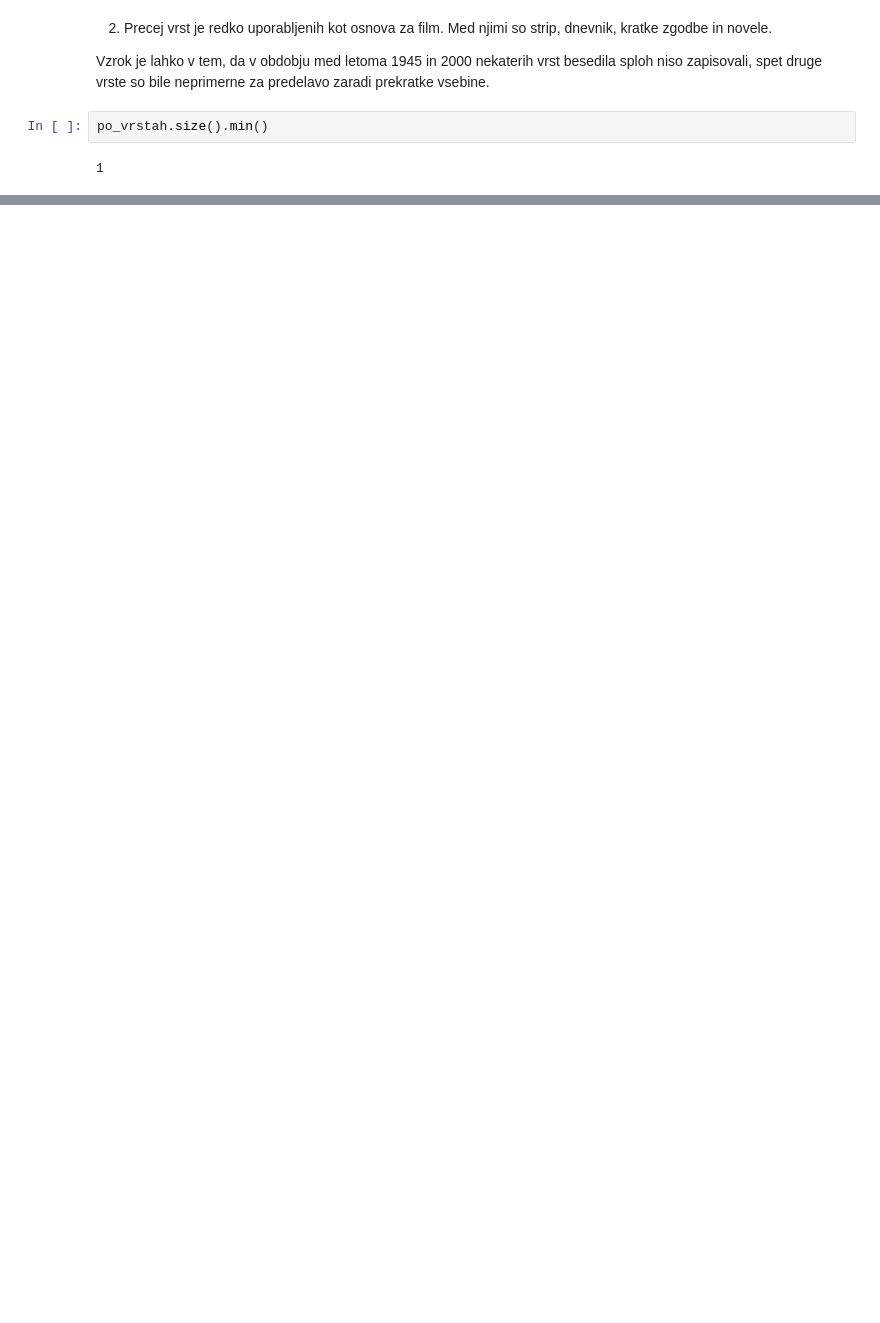
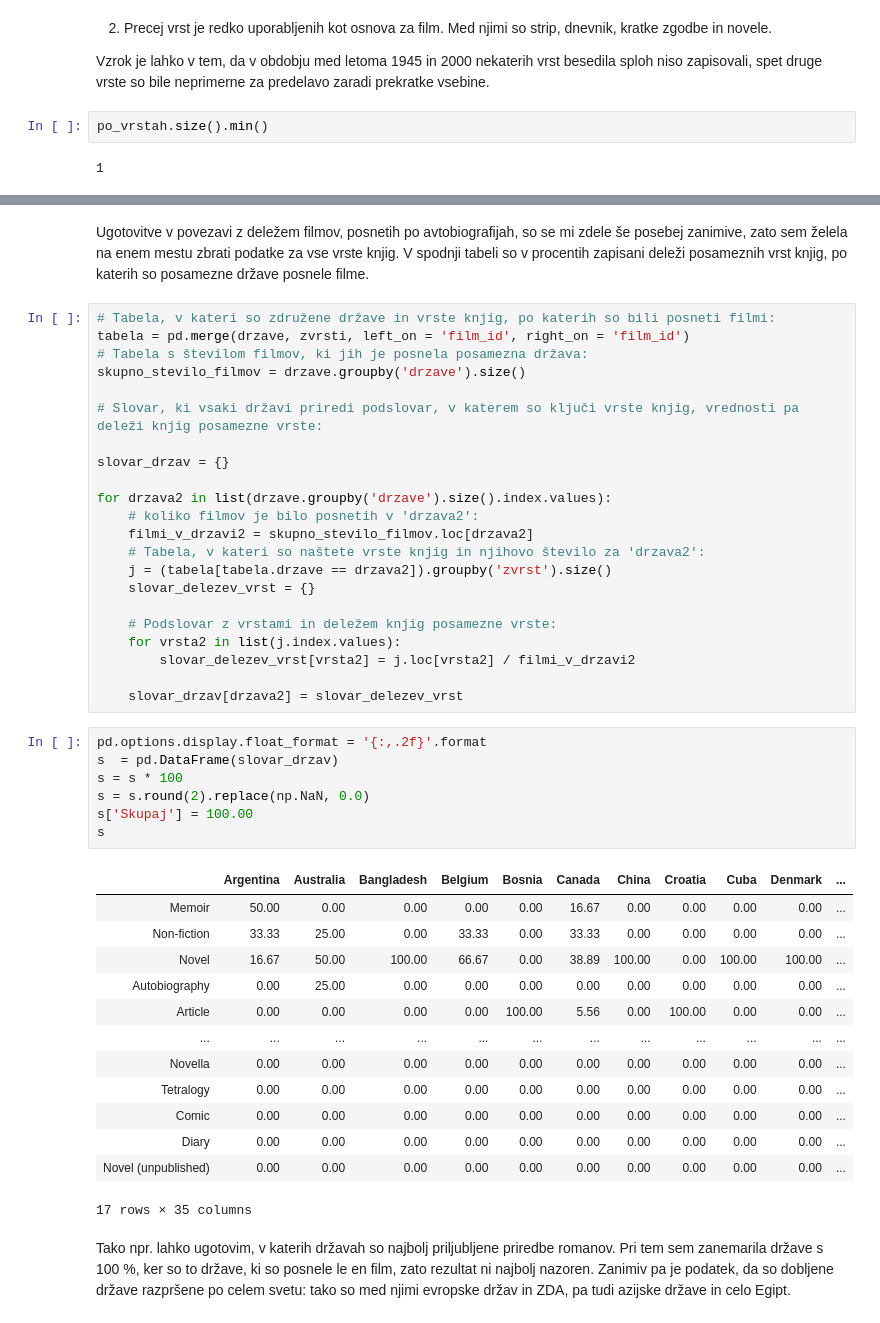
Before and after one commit to AnaSenica/Najbolj-prodajane-knjige, a Jupyter notebook: Projektna naloga.ipynb, the cells around one changed output, grey strips where cells are left out. Drawn from its saved outputs; the diff is of its cells as text; blank space fills up the shorter version.

```diff
--- a/Projektna naloga.ipynb
+++ b/Projektna naloga.ipynb
@@ -61,0 +131,47 @@ po_vrstah.size().min()
+# %% [markdown]
+Ugotovitve v povezavi z deležem filmov, posnetih po avtobiografijah, so se mi zdele še posebej zanimive, zato sem želela na enem mestu zbrati podatke za vse vrste knjig. V spodnji tabeli so v procentih zapisani deleži posameznih vrst knjig, po katerih so posamezne države posnele filme.
+# %%
+# Tabela, v kateri so združene države in vrste knjig, po katerih so bili posneti filmi:
+tabela = pd.merge(drzave, zvrsti, left_on = 'film_id', right_on = 'film_id')
+# Tabela s številom filmov, ki jih je posnela posamezna država:
+skupno_stevilo_filmov = drzave.groupby('drzave').size()
+
+# Slovar, ki vsaki državi priredi podslovar, v katerem so ključi vrste knjig, vrednosti pa deleži knjig posamezne vrste:
+
+slovar_drzav = {}
+
+for drzava2 in list(drzave.groupby('drzave').size().index.values):
+    # koliko filmov je bilo posnetih v 'drzava2':
+    filmi_v_drzavi2 = skupno_stevilo_filmov.loc[drzava2]
+    # Tabela, v kateri so naštete vrste knjig in njihovo število za 'drzava2':
+    j = (tabela[tabela.drzave == drzava2]).groupby('zvrst').size()
+    slovar_delezev_vrst = {}
+
+    # Podslovar z vrstami in deležem knjig posamezne vrste:
+    for vrsta2 in list(j.index.values):
+        slovar_delezev_vrst[vrsta2] = j.loc[vrsta2] / filmi_v_drzavi2
+
+    slovar_drzav[drzava2] = slovar_delezev_vrst
+# %%
+pd.options.display.float_format = '{:,.2f}'.format
+s  = pd.DataFrame(slovar_drzav)
+s = s * 100
+s = s.round(2).replace(np.NaN, 0.0)
+s['Skupaj'] = 100.00
+s
+# %% [output]
+|  | Argentina | Australia | Bangladesh | Belgium | Bosnia | Canada | China | Croatia | Cuba | Denmark | ... |
+| Memoir | 50.00 | 0.00 | 0.00 | 0.00 | 0.00 | 16.67 | 0.00 | 0.00 | 0.00 | 0.00 | ... |
+| Non-fiction | 33.33 | 25.00 | 0.00 | 33.33 | 0.00 | 33.33 | 0.00 | 0.00 | 0.00 | 0.00 | ... |
+| Novel | 16.67 | 50.00 | 100.00 | 66.67 | 0.00 | 38.89 | 100.00 | 0.00 | 100.00 | 100.00 | ... |
+| Autobiography | 0.00 | 25.00 | 0.00 | 0.00 | 0.00 | 0.00 | 0.00 | 0.00 | 0.00 | 0.00 | ... |
+| Article | 0.00 | 0.00 | 0.00 | 0.00 | 100.00 | 5.56 | 0.00 | 100.00 | 0.00 | 0.00 | ... |
+| ... | ... | ... | ... | ... | ... | ... | ... | ... | ... | ... | ... |
+| Novella | 0.00 | 0.00 | 0.00 | 0.00 | 0.00 | 0.00 | 0.00 | 0.00 | 0.00 | 0.00 | ... |
+| Tetralogy | 0.00 | 0.00 | 0.00 | 0.00 | 0.00 | 0.00 | 0.00 | 0.00 | 0.00 | 0.00 | ... |
+| Comic | 0.00 | 0.00 | 0.00 | 0.00 | 0.00 | 0.00 | 0.00 | 0.00 | 0.00 | 0.00 | ... |
+| Diary | 0.00 | 0.00 | 0.00 | 0.00 | 0.00 | 0.00 | 0.00 | 0.00 | 0.00 | 0.00 | ... |
+| Novel (unpublished) | 0.00 | 0.00 | 0.00 | 0.00 | 0.00 | 0.00 | 0.00 | 0.00 | 0.00 | 0.00 | ... |
+17 rows × 35 columns
+# %% [markdown]
+Tako npr. lahko ugotovim, v katerih državah so najbolj priljubljene priredbe romanov. Pri tem sem zanemarila države s 100 %, ker so to države, ki so posnele le en film, zato rezultat ni najbolj nazoren. Zanimiv pa je podatek, da so dobljene države razpršene po celem svetu: tako so med njimi evropske držav in ZDA, pa tudi azijske države in celo Egipt.
```
Also changed, not shown: parts of 19 cells of this notebook.
